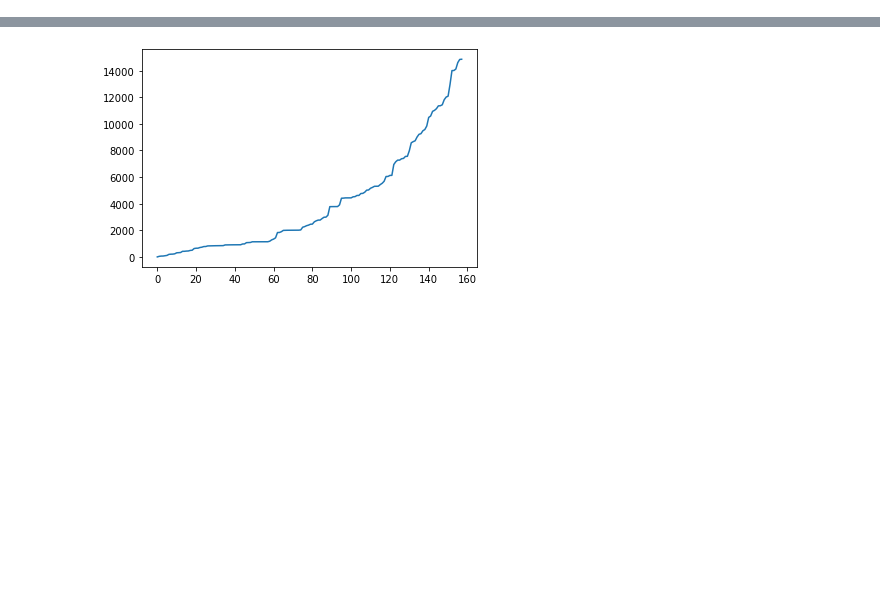
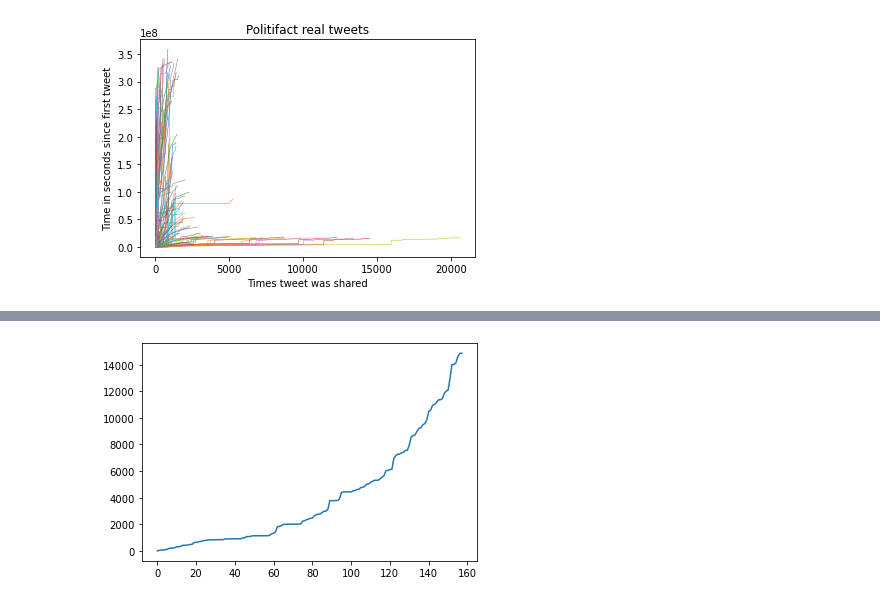
Before and after one commit to vtrikoupis/masters-thesis, a Jupyter notebook: tweet_times.ipynb, the cells around one changed output, grey strips where cells are left out. Saved outputs shown, nothing was run; the diff lists cells and outputs as text; code cells hidden in the pictures; blank space fills up the shorter version.

```diff
--- a/tweet_times.ipynb
+++ b/tweet_times.ipynb
@@ -26,4 +11,6 @@ politifact15371.sort_values('created_at')
 # %%
-# politifact_fake_tweet_times["created_at"] = politifact_fake_tweet_times["created_at"].astype('datetime64[ns]')
 politifact_fake_tweet_times['created_at'] = pd.to_datetime(politifact_fake_tweet_times['created_at'], errors='coerce').apply(lambda x: x.strftime('%Y-%m-%d %H:%M:%S')if not pd.isnull(x) else '')
-politifact_fake_tweet_times["created_at"] = politifact_fake_tweet_times["created_at"].astype('datetime64[s]')
+politifact_fake_tweet_times['created_at'] = politifact_fake_tweet_times['created_at'].astype('datetime64[s]')
+
+politifact_real_tweet_times['created_at'] = pd.to_datetime(politifact_real_tweet_times['created_at'], errors='coerce').apply(lambda x: x.strftime('%Y-%m-%d %H:%M:%S')if not pd.isnull(x) else '')
+politifact_real_tweet_times['created_at'] = politifact_real_tweet_times['created_at'].astype('datetime64[s]')
@@ -47,5 +29,9 @@ politifact_fake_tweet_times
 politifact_fake_tweet_groups = {}
 for name, group in politifact_fake_tweet_times.groupby('news_id'):
     politifact_fake_tweet_groups['group_' + str(name)] = group
+# %%
+politifact_real_tweet_groups = {}
+for name, group in politifact_real_tweet_times.groupby('news_id'):
+    politifact_real_tweet_groups['group_' + str(name)] = group
 # %%
 fig, ax = plt.subplots()
@@ -71,4 +54,0 @@ plt.show()
-# %%
-new_df = pd.DataFrame()
-for item in politifact_fake_tweet_groups:
-    new_df = new_df.append(politifact_fake_tweet_groups[item])
@@ -125,2 +55,21 @@ politifact_fake_tweet_times
+# %%
+fig, ax = plt.subplots()
+plt.rcParams['lines.linewidth'] = 0.5
+max_times_shared = 0
+for item in politifact_real_tweet_groups:
+    if len(politifact_real_tweet_groups[item]) > max_times_shared:
+        max_times_shared = len(politifact_real_tweet_groups[item])
+for item in politifact_real_tweet_groups:
+    politifact_real_tweet_groups[item]['deltaT'] = politifact_real_tweet_groups[item].created_at.diff().astype('timedelta64[s]', errors='raise')
+    politifact_real_tweet_groups[item].fillna(0, inplace=True)
+    x = np.arange(0, len(politifact_real_tweet_groups[item]))
+    cumulative = np.cumsum(politifact_real_tweet_groups[item]['deltaT'])
+    ax.plot(x, cumulative)
+    ax.set_xlabel('Times tweet was shared')
+    ax.set_ylabel('Time in seconds since first tweet')
+    ax.set_title('Politifact real tweets')
+plt.show()
+# %% [output]
+[figure, added]
 # %%
 dfs_to_plot = list(politifact_fake_tweet_groups.keys())
```
Also changed, not shown: parts of 17 cells of this notebook, 1 other file.
